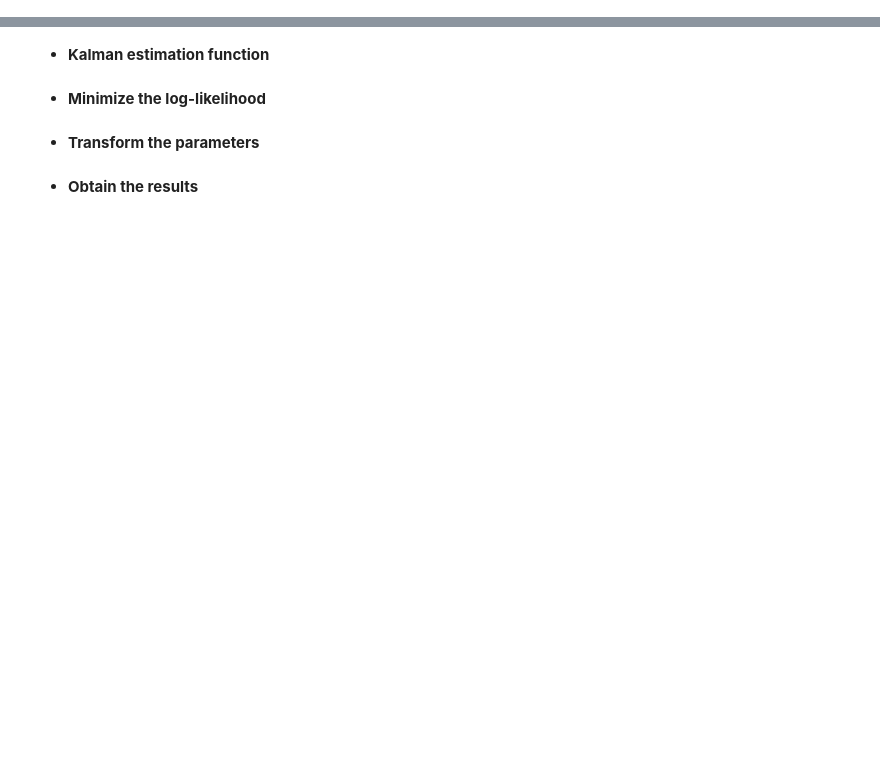
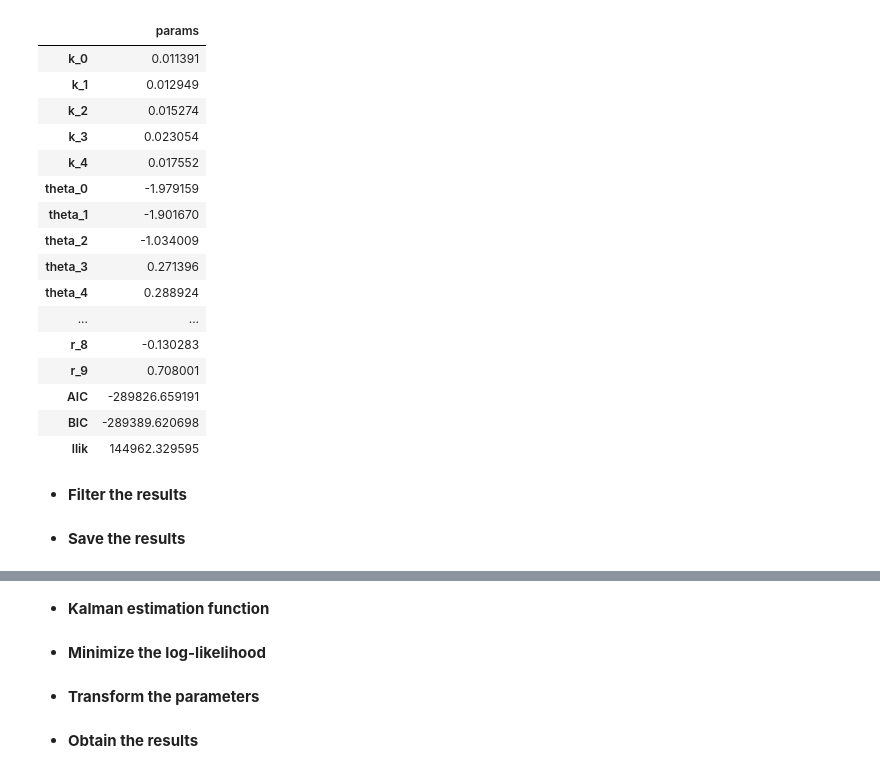
Before and after one commit to euanbronsky8/Thesis, a Jupyter notebook: Kalman Filter.ipynb, the cells around one changed output, grey strips where cells are left out. Saved outputs shown, nothing was run; the diff lists cells and outputs as text; code cells hidden in the pictures; blank space fills up the shorter version.

```diff
--- a/Kalman Filter.ipynb
+++ b/Kalman Filter.ipynb
@@ -55,0 +325,12 @@ def build_R(r_params, p=5):
+# %%
+# Transform the parameters
+def transf_par(par):
+
+    # Transform parameters
+    c = par[:5]
+    T = np.diag(np.tanh(par[5:10] / 2))
+    Q = np.diag(np.exp(par[10:15]))
+    sigma2 = np.exp(par[15:])
+
+    # Return the results
+    return c, T, Q, sigma2
@@ -55,0 +339,4 @@ def build_R(r_params, p=5):
+# %%
+# Apply the functions
+par, llik, res = minimize_llik(x_train)
+par = transf_par(par)
@@ -55,0 +665,3 @@ def build_R(r_params, p=5):
+# %%
+par_ou, llik_ou, res_ou = minimize_llik2(x_train, p=5)
+par_ou = transform_par(par_ou, p = 5, n_obs = 24)
@@ -55,0 +686,50 @@ def build_R(r_params, p=5):
+# %%
+# Extract the parameters
+k_ou, theta_ou, gamma_ou, sigma2_ou, R_ou, Q_ou, T_ou, c_ou = par_ou
+idx_ou = np.tril_indices(5, k=-1)
+corr_params_ou = R_ou[idx_ou]
+
+# Store parameters in vector
+par_vec_ou = np.r_[k_ou, theta_ou, gamma_ou, sigma2_ou, corr_params_ou]
+
+# Compute AIC and BIC
+k_params_ou = len(par_vec_ou)
+aic_ou = 2 * k_params_ou - 2 * llik_ou
+bic_ou = np.log(n_obs) * k_params_ou - 2 * llik_ou
+
+# Index
+index_ou = (
+        [f'k_{i}' for i in range(len(k_ou))] +
+        [f'theta_{i}' for i in range(len(theta_ou))] +
+        [f'gamma_{i}' for i in range(len(gamma_ou))] +
+        [f'Sigma^2_{i}' for i in range(len(sigma2_ou))] +
+        [f'r_{i}' for i in range(len(corr_params_ou))])
+
+# Store results in dataframe
+df_par_ou = pd.DataFrame({
+    'params': par_vec_ou
+}, index=index_ou)
+df_par_ou.loc['AIC'] = aic_ou
+df_par_ou.loc['BIC'] = bic_ou
+df_par_ou.loc['llik'] = llik_ou
+df_par_ou
+# %% [output]
+|  | params |
+| k_0 | 0.011391 |
+| k_1 | 0.012949 |
+| k_2 | 0.015274 |
+| k_3 | 0.023054 |
+| k_4 | 0.017552 |
+| theta_0 | -1.979159 |
+| theta_1 | -1.901670 |
+| theta_2 | -1.034009 |
+| theta_3 | 0.271396 |
+| theta_4 | 0.288924 |
+| ... | ... |
+| r_8 | -0.130283 |
+| r_9 | 0.708001 |
+| AIC | -289826.659191 |
+| BIC | -289389.620698 |
+| llik | 144962.329595 |
+# %% [markdown]
+- **Filter the results**
@@ -55,0 +779,2 @@ def build_R(r_params, p=5):
+# %% [markdown]
+- **Save the results**
```
Also changed, not shown: parts of 71 cells of this notebook.
